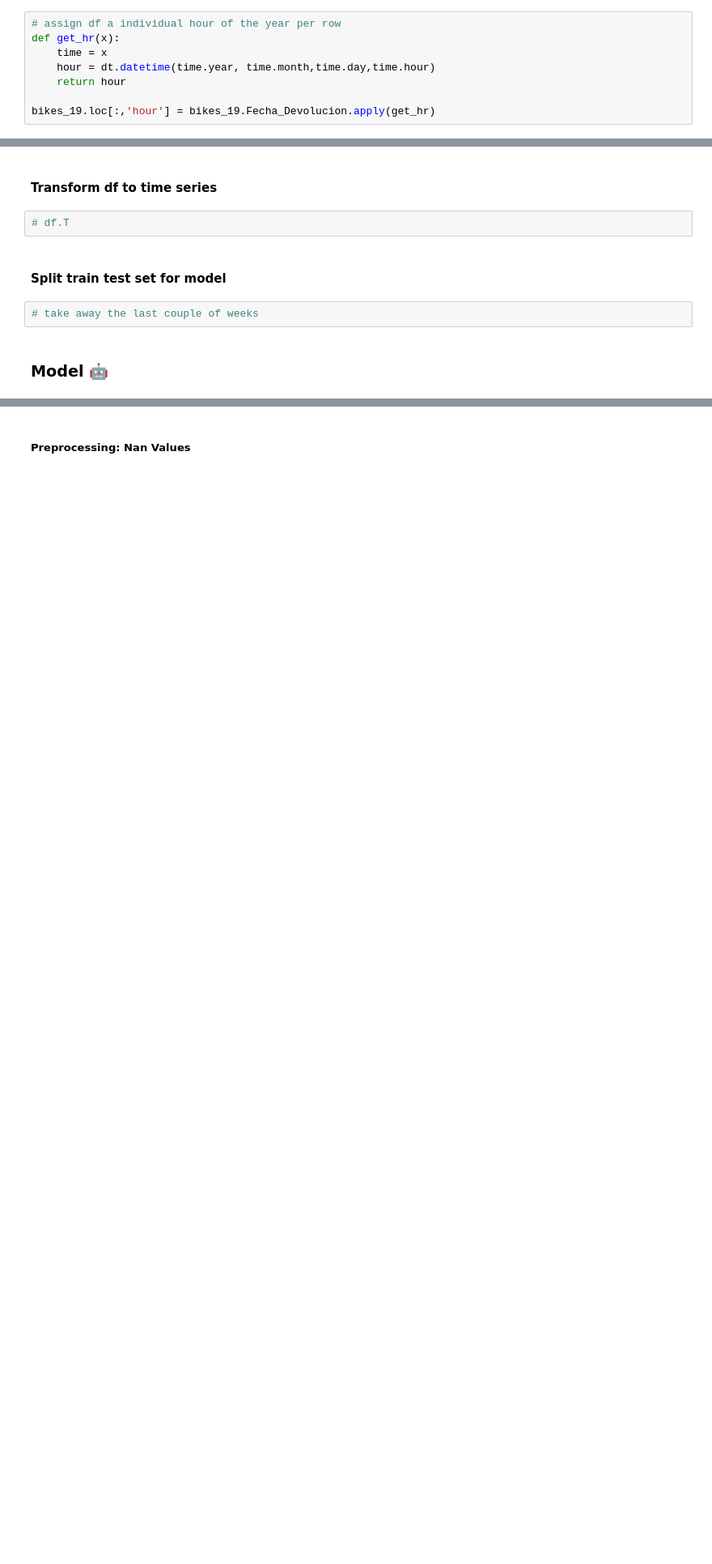
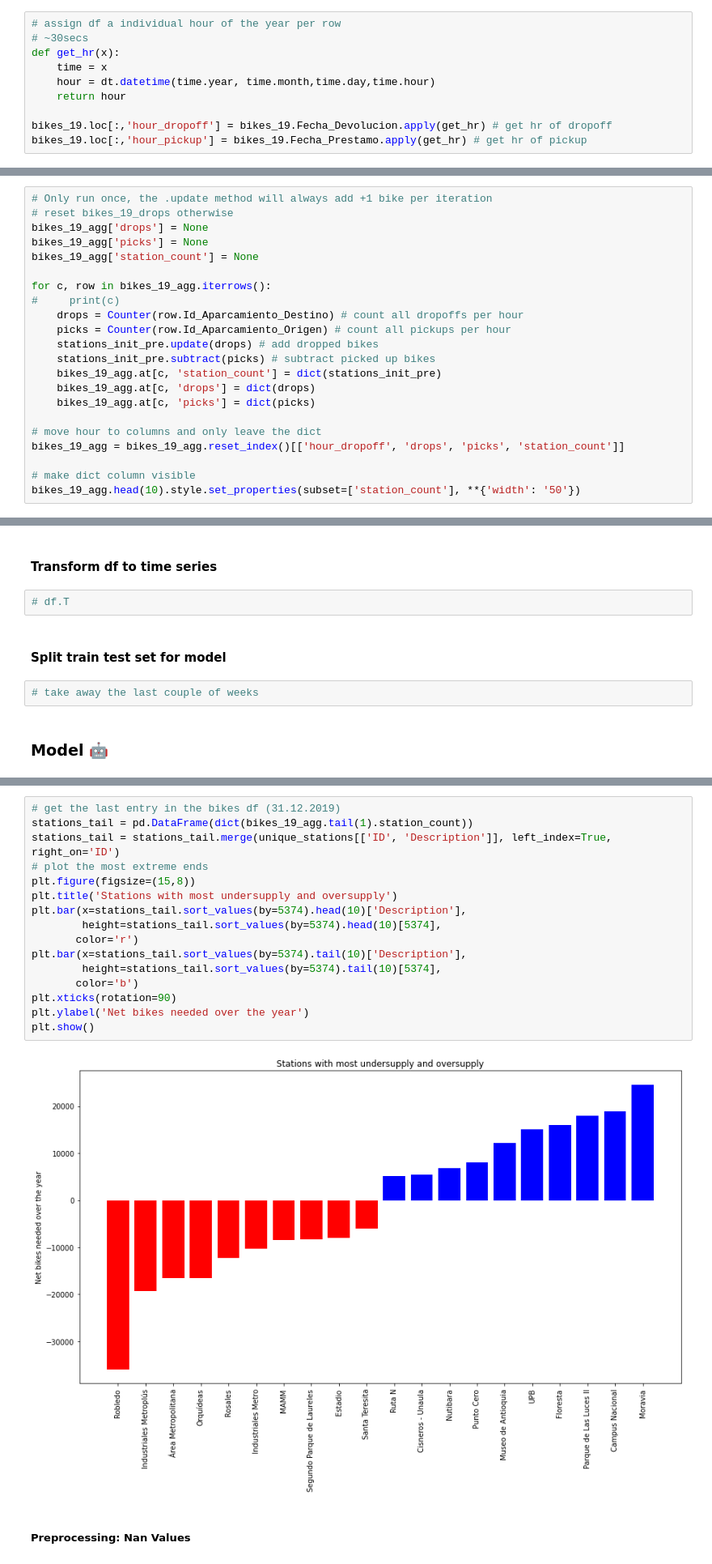
Before and after one commit to McNickSisto/world_data_league, a Jupyter notebook: stage_3/oc_Template-v_mo.ipynb, the cells around one changed output, grey strips where cells are left out. Shown at 81% size. Drawn from its saved outputs; the diff is of its cells as text; blank space fills up the shorter version.

Commit message:
renew bike counter

```diff
--- a/stage_3/oc_Template-v_mo.ipynb
+++ b/stage_3/oc_Template-v_mo.ipynb
@@ -517,12 +508,14 @@ bikes_pre = bikes_pre[['Id_Tag_Bicicleta', 'Fecha_Devolucion', 'Id_Aparcamiento_
 unique_stations = pd.read_csv('data/station_location_with_id.csv', sep=';').drop(columns=['photo', 'webDescription'])
 # %%
 # assign df a individual hour of the year per row
+# ~30secs
 def get_hr(x):
     time = x
     hour = dt.datetime(time.year, time.month,time.day,time.hour)
     return hour
 
-bikes_19.loc[:,'hour'] = bikes_19.Fecha_Devolucion.apply(get_hr)
+bikes_19.loc[:,'hour_dropoff'] = bikes_19.Fecha_Devolucion.apply(get_hr) # get hr of dropoff
+bikes_19.loc[:,'hour_pickup'] = bikes_19.Fecha_Prestamo.apply(get_hr) # get hr of pickup
 # %%
 # make sure df is sorted chronologically
 bikes_19 = bikes_19.sort_values(by='Fecha_Devolucion')
@@ -591,0 +559,22 @@ bikes_19_by_hour.head(10).style.set_properties(subset=['station_count'], **{'wid
+# %%
+# Only run once, the .update method will always add +1 bike per iteration
+# reset bikes_19_drops otherwise
+bikes_19_agg['drops'] = None
+bikes_19_agg['picks'] = None
+bikes_19_agg['station_count'] = None
+
+for c, row in bikes_19_agg.iterrows():
+#     print(c)
+    drops = Counter(row.Id_Aparcamiento_Destino) # count all dropoffs per hour
+    picks = Counter(row.Id_Aparcamiento_Origen) # count all pickups per hour
+    stations_init_pre.update(drops) # add dropped bikes
+    stations_init_pre.subtract(picks) # subtract picked up bikes
+    bikes_19_agg.at[c, 'station_count'] = dict(stations_init_pre)
+    bikes_19_agg.at[c, 'drops'] = dict(drops)
+    bikes_19_agg.at[c, 'picks'] = dict(picks)
+
+# move hour to columns and only leave the dict
+bikes_19_agg = bikes_19_agg.reset_index()[['hour_dropoff', 'drops', 'picks', 'station_count']]
+
+# make dict column visible
+bikes_19_agg.head(10).style.set_properties(subset=['station_count'], **{'width': '50'})
@@ -666,2 +655,20 @@ bikes_2019
+# %%
+# get the last entry in the bikes df (31.12.2019)
+stations_tail = pd.DataFrame(dict(bikes_19_agg.tail(1).station_count))
+stations_tail = stations_tail.merge(unique_stations[['ID', 'Description']], left_index=True, right_on='ID')
+# plot the most extreme ends
+plt.figure(figsize=(15,8))
+plt.title('Stations with most undersupply and oversupply')
+plt.bar(x=stations_tail.sort_values(by=5374).head(10)['Description'],
+        height=stations_tail.sort_values(by=5374).head(10)[5374],
+       color='r')
+plt.bar(x=stations_tail.sort_values(by=5374).tail(10)['Description'],
+        height=stations_tail.sort_values(by=5374).tail(10)[5374],
+       color='b')
+plt.xticks(rotation=90)
+plt.ylabel('Net bikes needed over the year')
+plt.show()
+# %% [output]
+[figure, added]
 # %% [markdown]
 ##### Preprocessing: Nan Values
```
Also changed, not shown: parts of 45 cells of this notebook.
